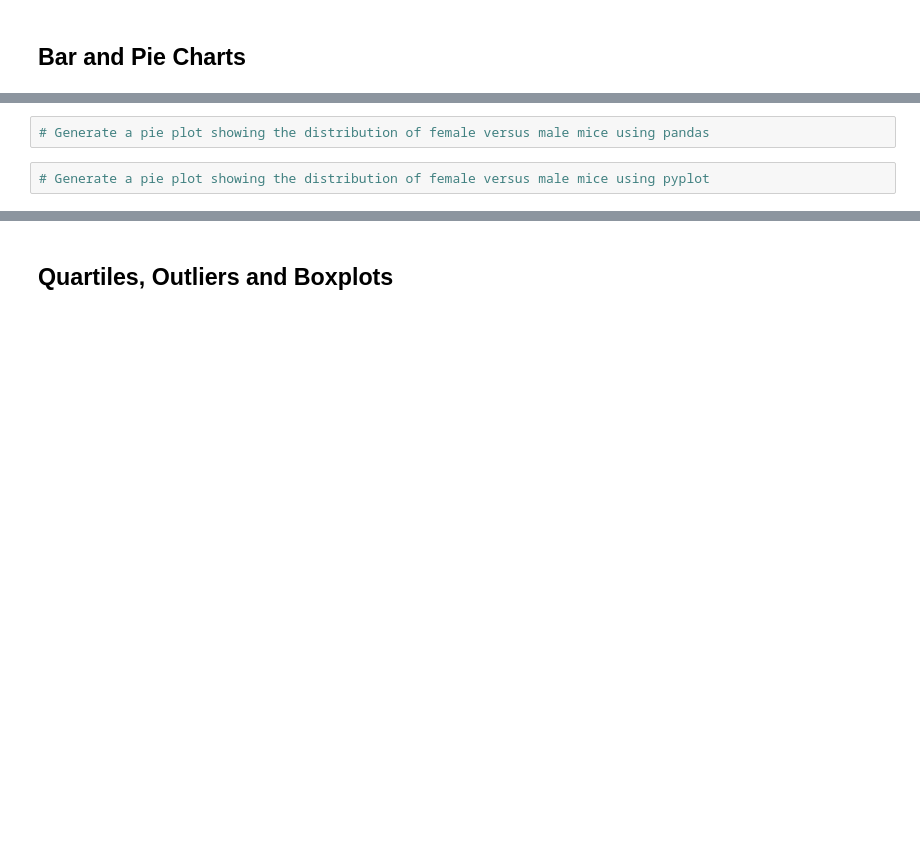
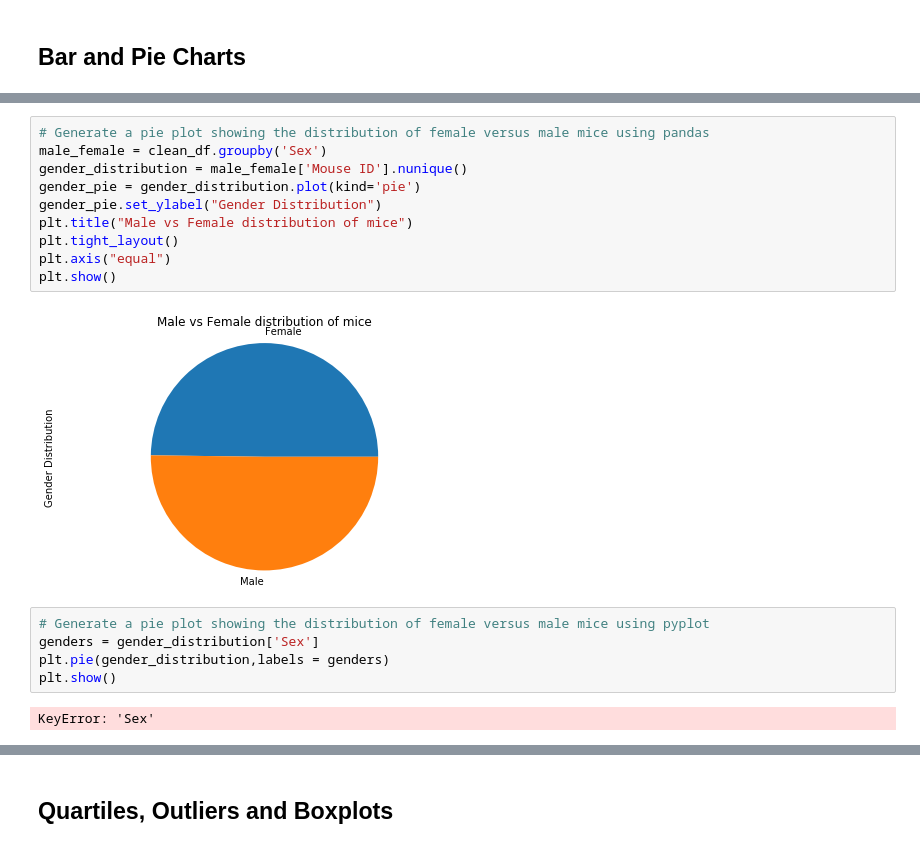
Before and after one commit to anishjv20/Matplotlib-challenge, a Jupyter notebook: Pymaceuticals/pymaceuticals.ipynb, the cells around one changed output, grey strips where cells are left out. Cells and saved outputs as stored; diff of their text form; blank space fills up the shorter version.

```diff
--- a/Pymaceuticals/pymaceuticals.ipynb
+++ b/Pymaceuticals/pymaceuticals.ipynb
@@ -129,4 +141,19 @@ AttributeError: 'Series' object has no attribute 'bar'
+# %%
+# Generate a pie plot showing the distribution of female versus male mice using pandas
+male_female = clean_df.groupby('Sex')
+gender_distribution = male_female['Mouse ID'].nunique()
+gender_pie = gender_distribution.plot(kind='pie')
+gender_pie.set_ylabel("Gender Distribution")
+plt.title("Male vs Female distribution of mice")
+plt.tight_layout()
+plt.axis("equal")
+plt.show()
+# %% [output]
+[figure, added]
 # %%
-# Generate a pie plot showing the distribution of female versus male mice using pandas
+# Generate a pie plot showing the distribution of female versus male mice using pyplot
+genders = gender_distribution['Sex']
+plt.pie(gender_distribution,labels = genders)
+plt.show()
+# %% [output]
+KeyError: 'Sex'
-# %%
-# Generate a pie plot showing the distribution of female versus male mice using pyplot
```
Also changed, not shown: parts of 4 cells of this notebook.
